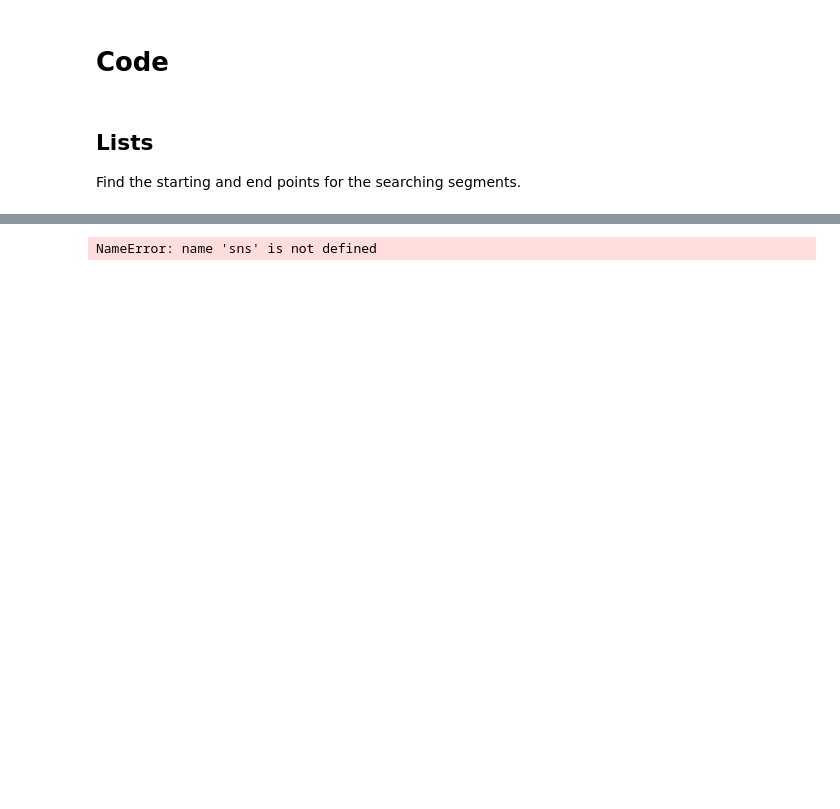
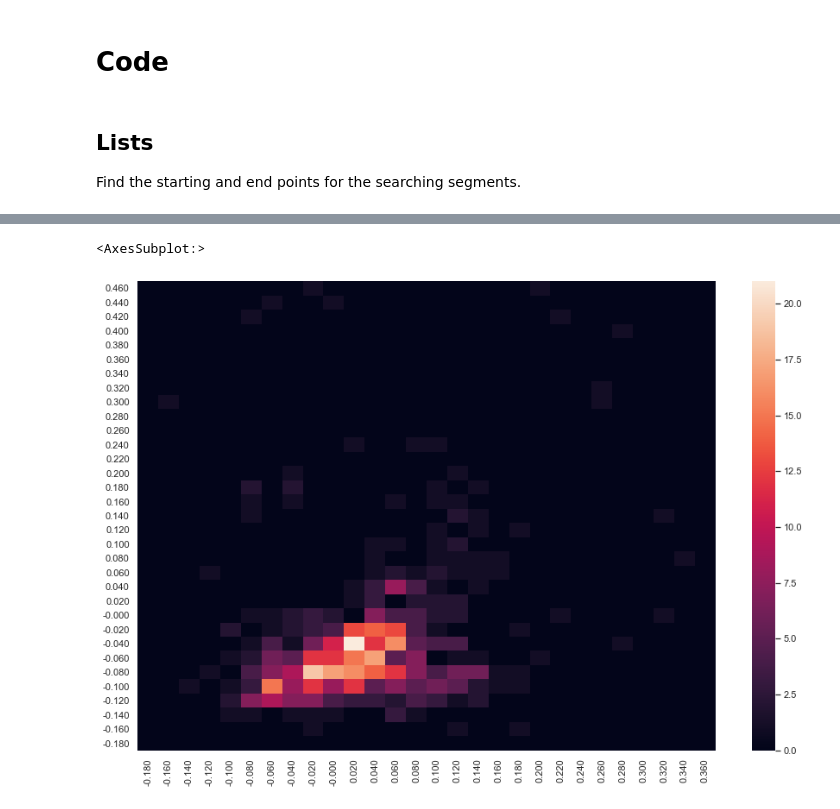
Before and after one commit to marvin353/SmartDataAnalytics_Gruppe1, a Jupyter notebook: Übungsblatt4/julian.ipynb, the cells around one changed output, grey strips where cells are left out. Drawn from its saved outputs; the diff is of its cells as text; code cells hidden in the pictures; blank space fills up the shorter version.

```diff
--- a/Übungsblatt4/julian.ipynb
+++ b/Übungsblatt4/julian.ipynb
@@ -55,8 +57,10 @@ plot_data(start_points, end_points, rel_end_points)
 # %%
 hist, xedge, yedge = generate_histogram2d(rel_end_points)
 # %%
+sns.set(rc={'figure.figsize': (15,10)})
 sns.heatmap(np.flipud(np.swapaxes(hist,0,1)), xticklabels=mean_between_neighbors(xedge), yticklabels=np.flipud(mean_between_neighbors(yedge)))
 #plt.axis("equal")
 #plt.show()
 # %% [output]
-NameError: name 'sns' is not defined
+<AxesSubplot:>
+[figure, added]
```
Also changed, not shown: parts of 7 cells of this notebook, 2 other files.
